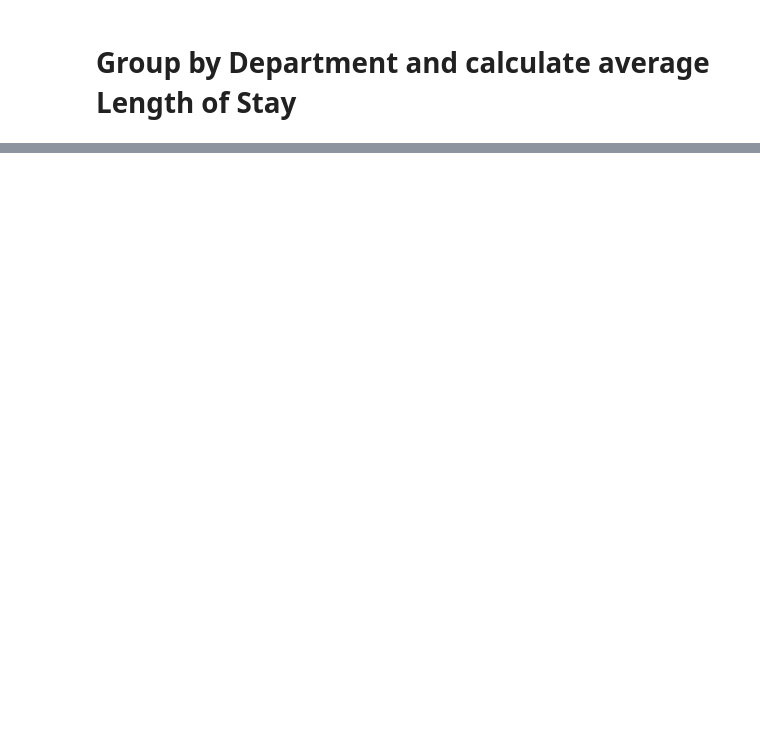
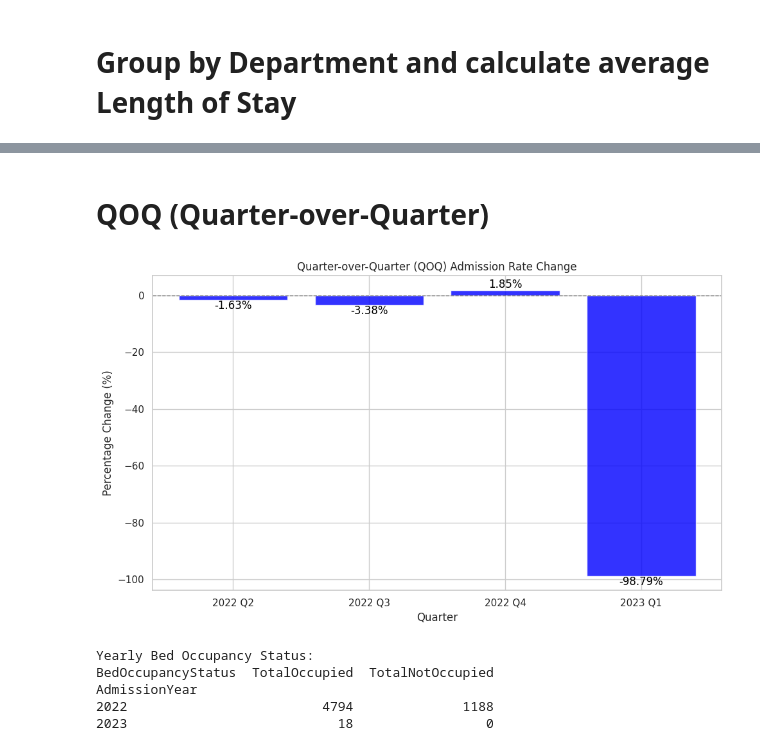
Before and after one commit to Sezo-code/Michine-Learning, a Jupyter notebook: Health_Care_Data_Analytics_2024.ipynb, the cells around one changed output, grey strips where cells are left out. Drawn from its saved outputs; the diff is of its cells as text; code cells hidden in the pictures; blank space fills up the shorter version.

```diff
--- a/Health_Care_Data_Analytics_2024.ipynb
+++ b/Health_Care_Data_Analytics_2024.ipynb
@@ -1249,0 +1224,74 @@ plt.show()
+# %% [markdown]
+# **QOQ (Quarter-over-Quarter)**
+# %%
+# Convert AdmissionDate to datetime if not already
+df['AdmissionDate'] = pd.to_datetime(df['AdmissionDate'])
+
+# Extract the year and quarter
+df['AdmissionYear'] = df['AdmissionDate'].dt.year
+df['AdmissionQuarter'] = df['AdmissionDate'].dt.quarter
+
+# Group by year and quarter to calculate total admissions per quarter
+quarterly_admissions = df.groupby(['AdmissionYear', 'AdmissionQuarter']).size()
+
+# Calculate the Quarter-over-Quarter (QOQ) percentage change
+qoq_change = quarterly_admissions.pct_change() * 100
+
+# Convert the MultiIndex to a string representation for plotting
+qoq_change.index = qoq_change.index.map(lambda x: f"{x[0]} Q{x[1]}")  # Format as "Year QQuarter"
+
+# QOQ (Quarter-over-Quarter) Plot with Data Labels (%)
+plt.figure(figsize=(10, 6))
+
+# Creating the bar plot using the string-based index
+bars = plt.bar(qoq_change.index, qoq_change.values, color='blue', alpha=0.8)
+
+# Adding title and labels
+plt.title('Quarter-over-Quarter (QOQ) Admission Rate Change')
+plt.ylabel('Percentage Change (%)')
+plt.xlabel('Quarter')
+
+# Adding a horizontal line at y=0
+plt.axhline(0, color='gray', linestyle='--', linewidth=1)
+
+# Adding data labels
+for bar in bars.patches:
+    height = bar.get_height()
+    if not pd.isna(height):  # Check for NaN values
+        plt.text(
+            x=bar.get_x() + bar.get_width() / 2,
+            y=height,
+            s=f'{height:.2f}%',  # Display percentage with two decimal places
+            ha='center',
+            va='bottom' if height > 0 else 'top',
+            color='black'
+        )
+
+# Adjust layout and display the plot
+plt.tight_layout()
+plt.show()
+# %% [output]
+[figure, added]
+# %%
+# total BedOccupancyStatus Occupied and not by yearly
+
+# Assuming 'AdmissionDate' column is already in datetime format
+
+# Extract year from 'AdmissionDate'
+df['AdmissionYear'] = df['AdmissionDate'].dt.year
+
+# Group by year and 'BedOccupancyStatus', then count occurrences
+yearly_bed_status = df.groupby(['AdmissionYear', 'BedOccupancyStatus']).size().unstack(fill_value=0)
+
+# Calculate total occupied and not occupied beds for each year
+yearly_bed_status['TotalOccupied'] = yearly_bed_status['Occupied']
+yearly_bed_status['TotalNotOccupied'] = yearly_bed_status.drop(columns=['Occupied', 'TotalOccupied']).sum(axis=1)
+
+print("\nYearly Bed Occupancy Status:")
+print(yearly_bed_status[['TotalOccupied', 'TotalNotOccupied']])
+# %% [output]
+Yearly Bed Occupancy Status:
+BedOccupancyStatus  TotalOccupied  TotalNotOccupied
+AdmissionYear
+2022                         4794              1188
+2023                           18                 0
```
Also changed, not shown: parts of 98 cells of this notebook.
